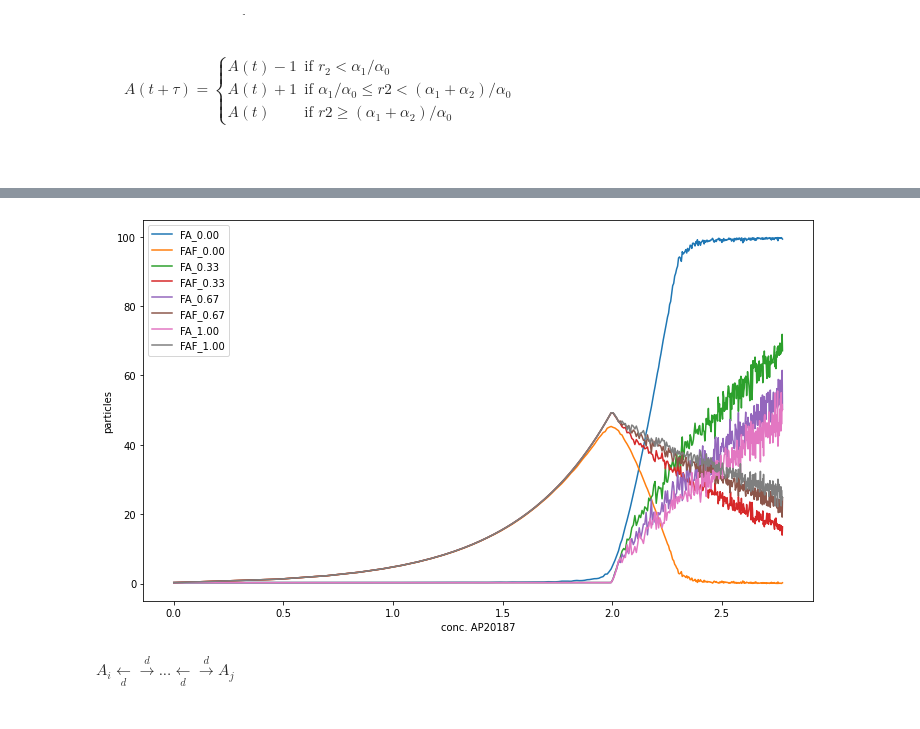
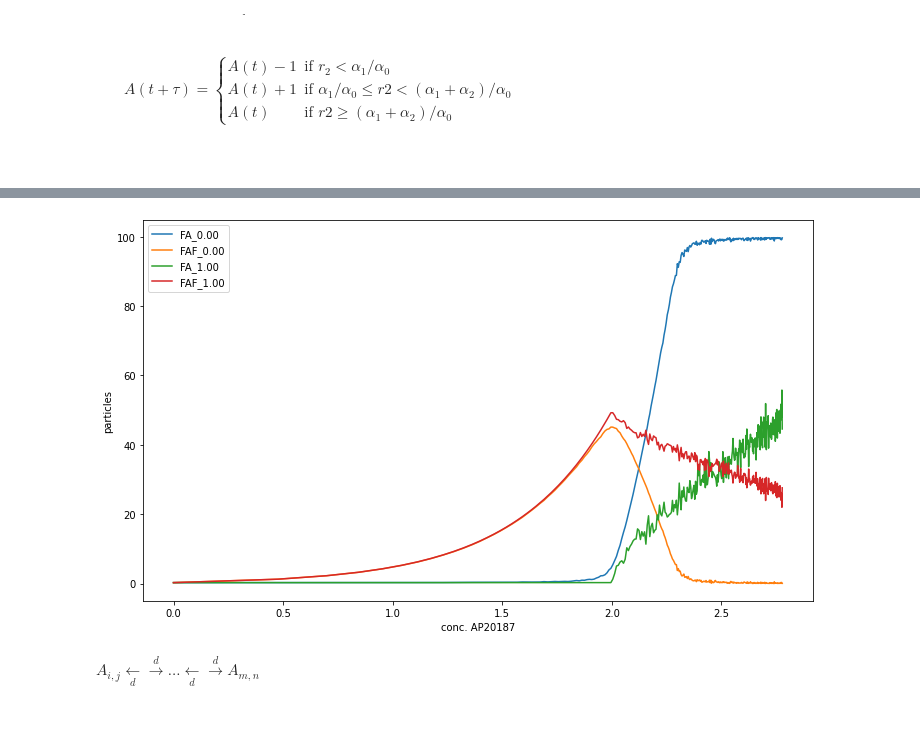
Before and after one commit to mileswhen/gillessa, a Jupyter notebook: SRDS.ipynb, the cells around one changed output, grey strips where cells are left out. Drawn from its saved outputs; the diff is of its cells as text; code cells hidden in the pictures.

```diff
--- a/SRDS.ipynb
+++ b/SRDS.ipynb
@@ -334,32 +334,32 @@ plt.show()
 # %%
 plt.figure(figsize=[12,7])
 
-for k in tq(np.linspace(.001, 1, 4)):
+for k in tq(np.linspace(.001, 1, 2)):
     # initialize
     steady_faf = []
     steady_fa = []
     fmax = 200
     amax = 600
 
     for x in range(1, amax, 2):
         particles, times = sim([x,fmax,0,0], kvec=[.05, .0001, k, .001], maxstep=1000)
         faf = [i[3] for i in particles][500:]
         fa = [i[2] for i in particles][500:]
         ss_faf = np.divide(sum(faf), 1000)
         ss_fa = np.divide(sum(fa), 1000)
         steady_faf.append(ss_faf)
         steady_fa.append(ss_fa)
 
     plt.plot(np.log10(range(1, amax, 2)), steady_fa, label=f'FA_{k:.2f}')
     plt.plot(np.log10(range(1, amax, 2)), steady_faf, label=f'FAF_{k:.2f}')
 
 # config plot
 plt.xlabel('conc. AP20187')
 plt.ylabel('particles')
 plt.legend()
 plt.show()
 # %% [output]
-[figure, old version]
+[figure, new version]
 # %% [markdown]
-$A_{i} \xleftarrow[d]{} \xrightarrow{d} ... \xleftarrow[d]{} \xrightarrow{d} A_{j}   $<br><br>
+$A_{i,j} \xleftarrow[d]{}\xrightarrow{d} ... \xleftarrow[d]{} \xrightarrow{d} A_{m,n}   $<br><br>
 # %%
```
Also changed, not shown: parts of 10 cells of this notebook.
